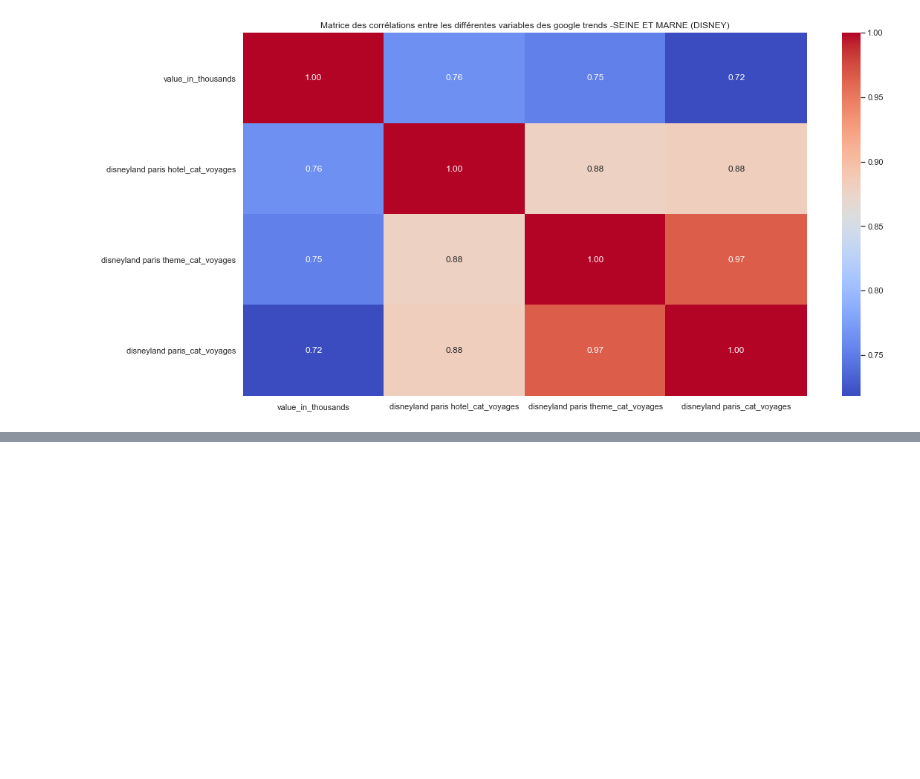
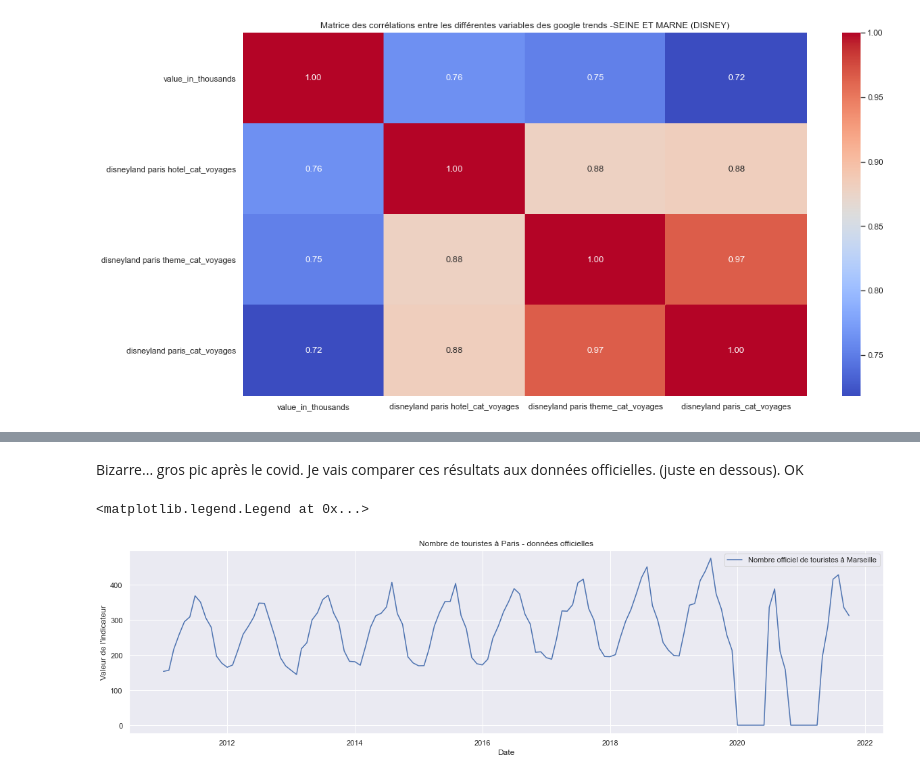
Before and after one commit to julienowack/stat_app, a Jupyter notebook: test lasso.ipynb, the cells around one changed output, grey strips where cells are left out. Cells and saved outputs as stored; diff of their text form; code cells hidden in the pictures; blank space fills up the shorter version.

```diff
--- a/test lasso.ipynb
+++ b/test lasso.ipynb
@@ -1102,0 +1213,14 @@ Text(0.5, 1.0, 'Matrice des corrélations entre les différentes variables des g
+# %% [markdown]
+Bizarre... gros pic après le covid. Je vais comparer ces résultats aux données officielles. (juste en dessous). OK
+# %%
+x=df_Official_Data_Marseille[["date"]]
+y=df_Official_Data_Marseille[["value_in_thousands"]]
+fig = plt.figure(1, figsize=(20, 5))
+plt.plot(x, y, label="Nombre officiel de touristes à Marseille")
+plt.title('Nombre de touristes à Paris - données officielles')
+plt.xlabel('Date')
+plt.ylabel("Valeur de l'indicateur")
+plt.legend()
+# %% [output]
+<matplotlib.legend.Legend at 0x...>
+[figure, added]
```
Also changed, not shown: parts of 31 cells of this notebook.
